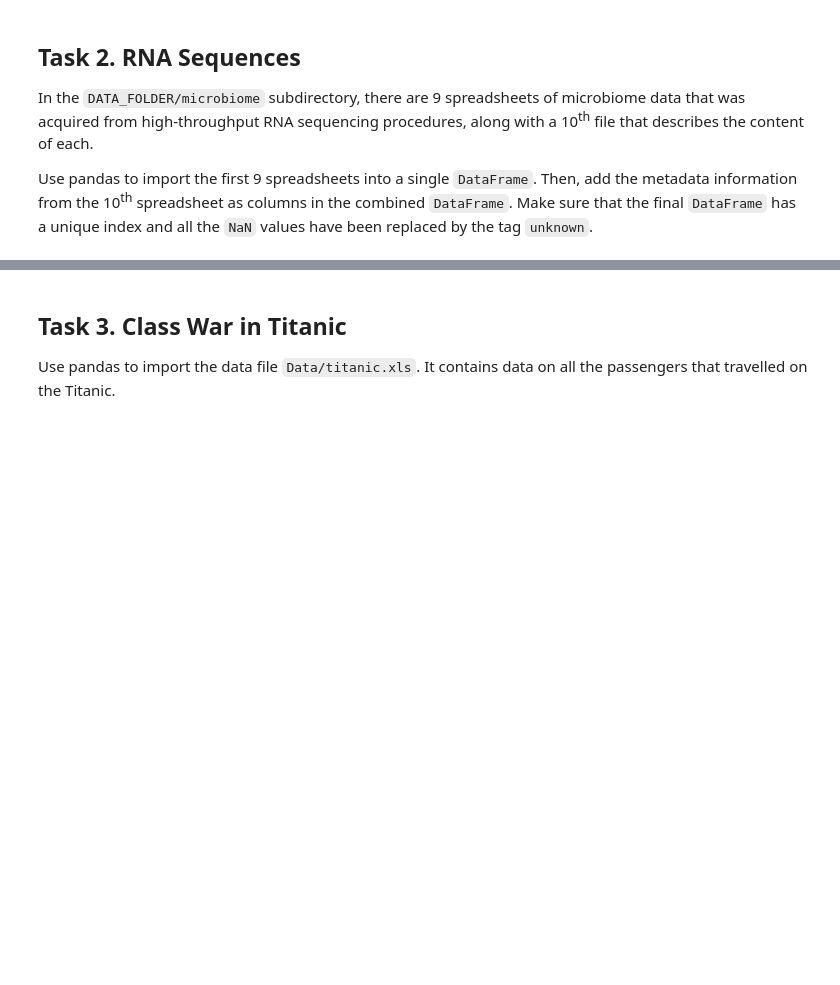
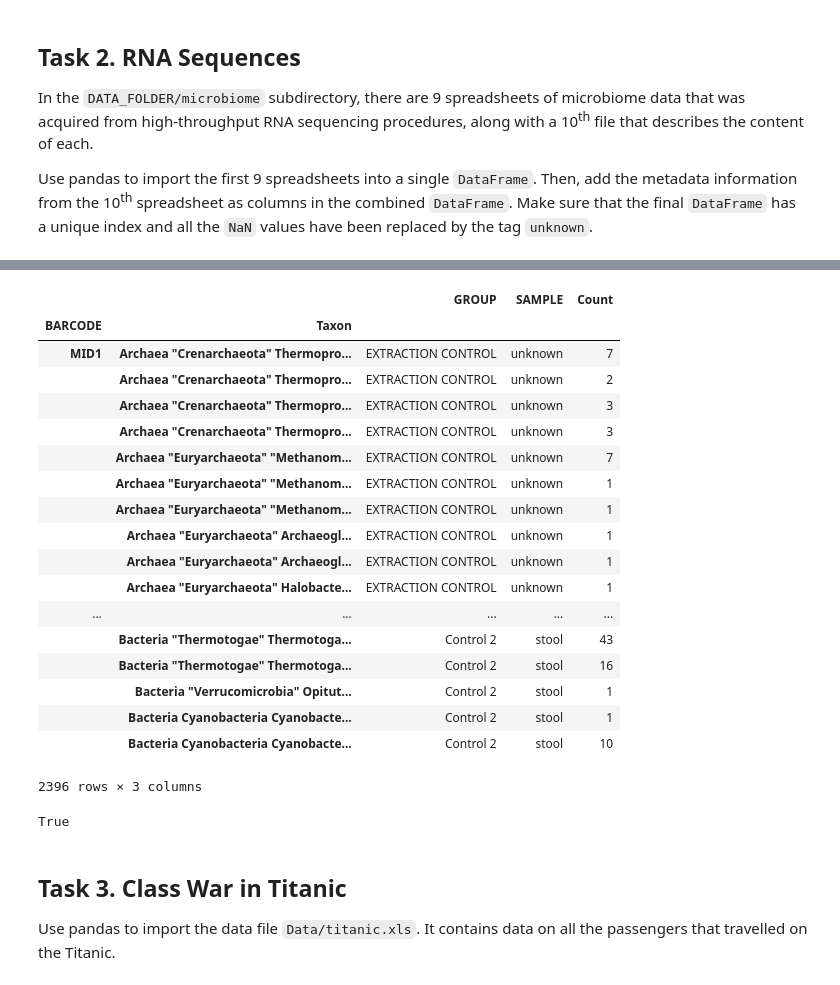
Before and after one commit to khalidomari/ADA2017, a Jupyter notebook: 01 - Pandas and Data Wrangling/Homework 1_Simao.ipynb, the cells around one changed output, grey strips where cells are left out. Cells and saved outputs as stored; diff of their text form; code cells hidden in the pictures; blank space fills up the shorter version.

```diff
--- a/01 - Pandas and Data Wrangling/Homework 1_Simao.ipynb
+++ b/01 - Pandas and Data Wrangling/Homework 1_Simao.ipynb
@@ -221,3 +300,32 @@ Make sure that the final `DataFrame` has a unique index and all the `NaN` values
+# %%
+microbiome = microbiome.rename(columns={0: 'TAXON', 1: 'COUNT'})
+microbiomeIndexedData = microbiome.set_index(['BARCODE', 'Taxon'])
+microbiomeIndexedData = microbiomeIndexedData[['GROUP', 'SAMPLE', 'Count']]
+microbiomeIndexedData
+# %% [output]
+|  |  | GROUP | SAMPLE | Count |
+| BARCODE | Taxon |  |  |  |
+| MID1 | Archaea "Crenarchaeota" Thermopro... | EXTRACTION CONTROL | unknown | 7 |
+|  | Archaea "Crenarchaeota" Thermopro... | EXTRACTION CONTROL | unknown | 2 |
+|  | Archaea "Crenarchaeota" Thermopro... | EXTRACTION CONTROL | unknown | 3 |
+|  | Archaea "Crenarchaeota" Thermopro... | EXTRACTION CONTROL | unknown | 3 |
+|  | Archaea "Euryarchaeota" "Methanom... | EXTRACTION CONTROL | unknown | 7 |
+|  | Archaea "Euryarchaeota" "Methanom... | EXTRACTION CONTROL | unknown | 1 |
+|  | Archaea "Euryarchaeota" "Methanom... | EXTRACTION CONTROL | unknown | 1 |
+|  | Archaea "Euryarchaeota" Archaeogl... | EXTRACTION CONTROL | unknown | 1 |
+|  | Archaea "Euryarchaeota" Archaeogl... | EXTRACTION CONTROL | unknown | 1 |
+|  | Archaea "Euryarchaeota" Halobacte... | EXTRACTION CONTROL | unknown | 1 |
+| ... | ... | ... | ... | ... |
+|  | Bacteria "Thermotogae" Thermotoga... | Control 2 | stool | 43 |
+|  | Bacteria "Thermotogae" Thermotoga... | Control 2 | stool | 16 |
+|  | Bacteria "Verrucomicrobia" Opitut... | Control 2 | stool | 1 |
+|  | Bacteria Cyanobacteria Cyanobacte... | Control 2 | stool | 1 |
+|  | Bacteria Cyanobacteria Cyanobacte... | Control 2 | stool | 10 |
+2396 rows × 3 columns
+# %%
+microbiomeIndexedData.index.is_unique
+# %% [output]
+True
 # %% [markdown]
 ## Task 3. Class War in Titanic
 
```
Also changed, not shown: parts of 9 cells of this notebook.
